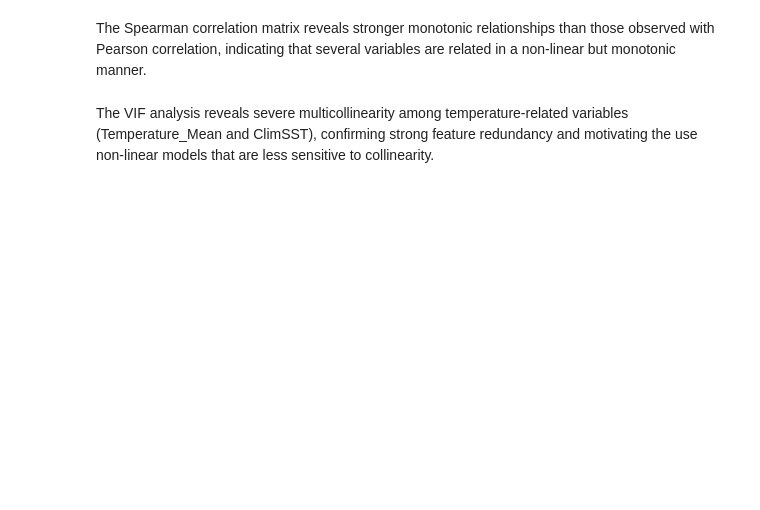
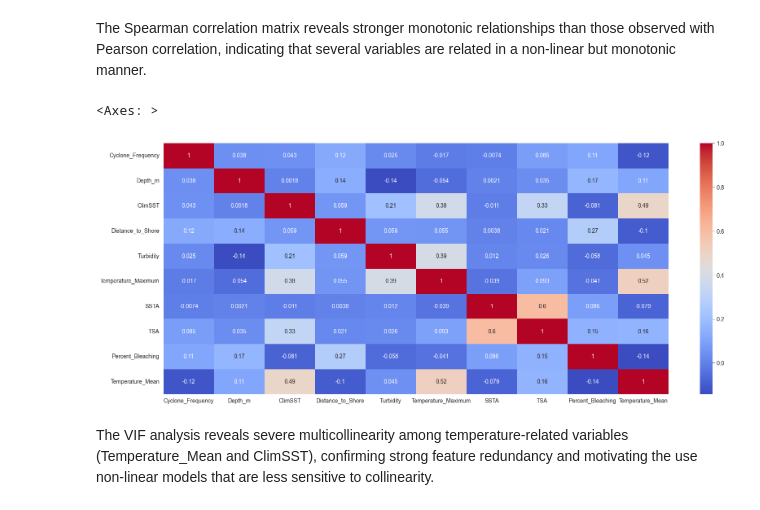
Before and after one commit to BopHockoB/Reef_Analysis, a Jupyter notebook: final_code_report.ipynb, the cells around one changed output. Drawn from its saved outputs; the diff is of its cells as text; code cells hidden in the pictures; blank space fills up the shorter version.

```diff
--- a/final_code_report.ipynb
+++ b/final_code_report.ipynb
@@ -251,10 +295,13 @@ The Spearman correlation matrix reveals stronger monotonic relationships than th
 # %%
 spearman_corr_matrix = df_numeric.corr(method="spearman")
 features = spearman_corr_matrix.index
 
 # Use Heatmap to visualize matrix
-plt.figure(figsize=(10, 8))
+plt.figure(figsize=(20, 8))
 sns.heatmap(spearman_corr_matrix, annot=True, cmap="coolwarm")
+# %% [output]
+<Axes: >
+[figure, added]
 # %% [markdown]
 The VIF analysis reveals severe multicollinearity among temperature-related variables (Temperature_Mean and ClimSST), confirming strong feature redundancy and motivating the use  non-linear models that are less sensitive to collinearity.
 # %%
```
Also changed, not shown: parts of 48 cells of this notebook.
